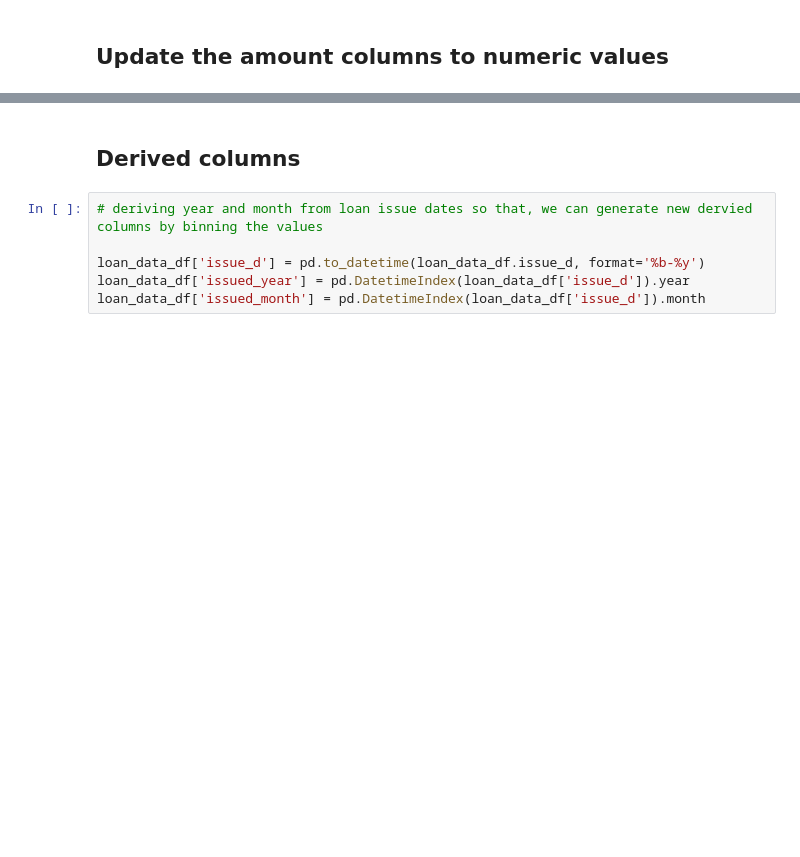
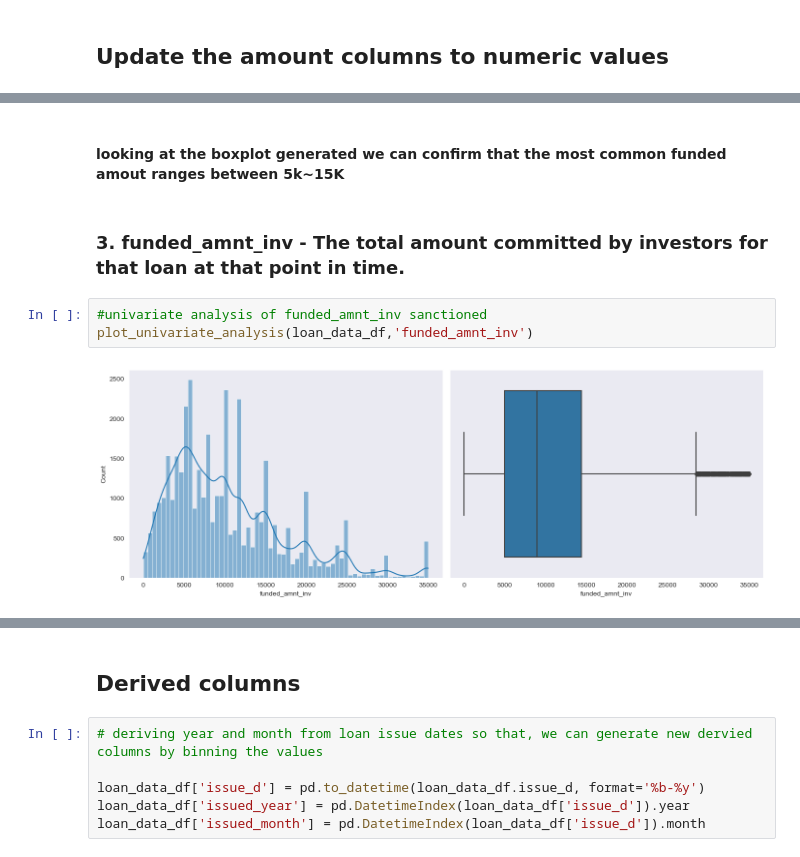
Before and after one commit to kshitiz89/lendingclubcase, a Jupyter notebook: Kshitiz_Jaiswal.ipynb, the cells around one changed output, grey strips where cells are left out. Drawn from its saved outputs; the diff is of its cells as text; blank space fills up the shorter version.

```diff
--- a/Kshitiz_Jaiswal.ipynb
+++ b/Kshitiz_Jaiswal.ipynb
@@ -253,0 +299,9 @@ loan_data_df.head()
+# %% [markdown]
+#### looking at the boxplot generated we can confirm that the most common funded amout ranges between 5k~15K
+# %% [markdown]
+### 3. funded_amnt_inv - The total amount committed by investors for that loan at that point in time.
+# %%
+#univariate analysis of funded_amnt_inv sanctioned
+plot_univariate_analysis(loan_data_df,'funded_amnt_inv')
+# %% [output]
+[figure, added]
```
Also changed, not shown: parts of 42 cells of this notebook.
